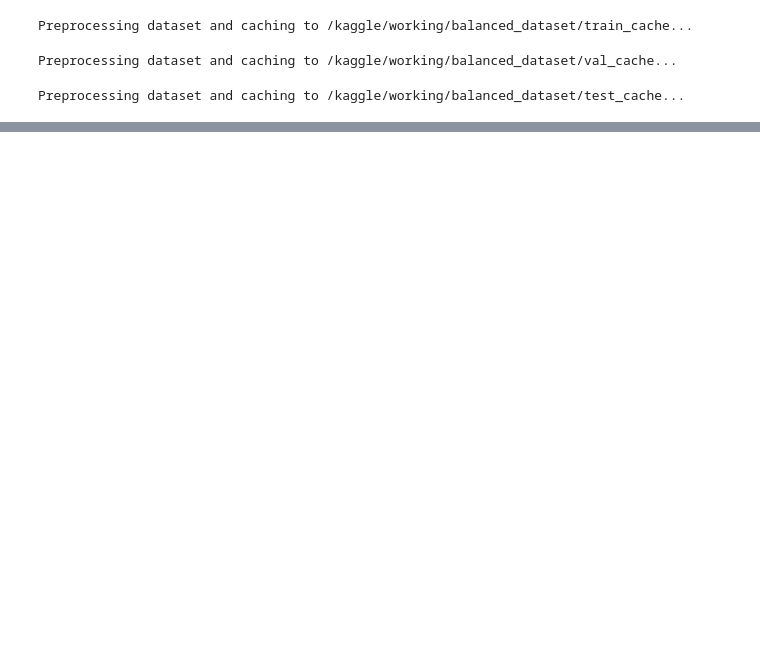
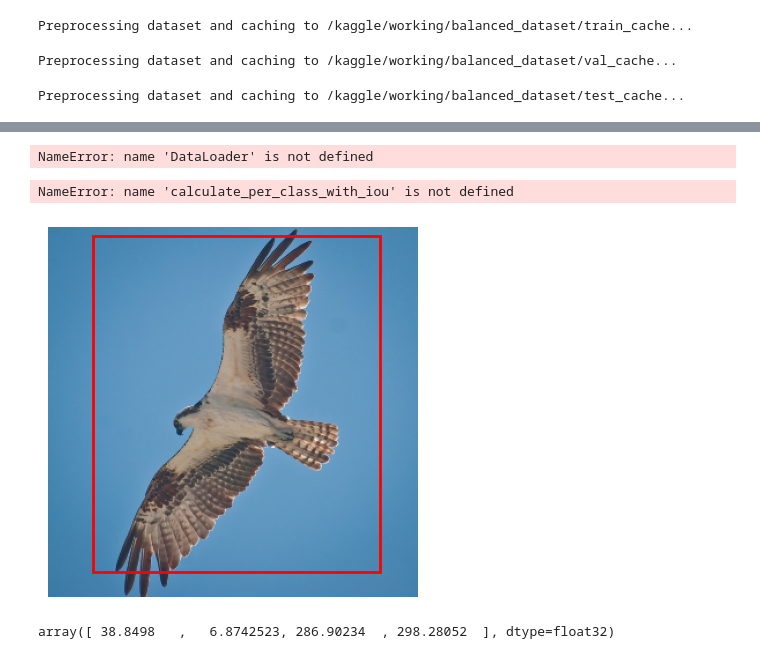
Before and after one commit to sathishkumar67/ADIS_SSDLITE_MOBNET_V3, a Jupyter notebook: testing.ipynb, the cells around one changed output, grey strips where cells are left out. Saved outputs shown, nothing was run; the diff lists cells and outputs as text; code cells hidden in the pictures; blank space fills up the shorter version.

Commit message:
added metrics calculation

```diff
--- a/testing.ipynb
+++ b/testing.ipynb
@@ -161,0 +346,62 @@ metric = MeanAveragePrecision(
+# %%
+
+train_loader = DataLoader(
+    train_dataset,
+    batch_size=128,
+    sampler=train_sampler,
+    num_workers=num_cores,
+    collate_fn=collate_fn,
+    pin_memory=True,
+    persistent_workers=True,
+    prefetch_factor=2,
+    pin_memory_device=PIN_MEMORY_DEVICE)
+
+val_loader = DataLoader(
+    val_dataset,
+    batch_size=128,
+    sampler=val_sampler,
+    num_workers=num_cores,
+    collate_fn=collate_fn,
+    pin_memory=True,
+    persistent_workers=True,
+    prefetch_factor=2,
+    pin_memory_device=PIN_MEMORY_DEVICE)
+
+test_loader = DataLoader(
+    test_dataset,
+    batch_size=128,
+    sampler=test_sampler,
+    num_workers=num_cores,
+    collate_fn=collate_fn,
+    pin_memory=True,
+    persistent_workers=True,
+    prefetch_factor=2,
+    pin_memory_device=PIN_MEMORY_DEVICE)
+# %% [output]
+NameError: name 'DataLoader' is not defined
+# %%
+df_metrics = calculate_per_class_with_iou(model, train_loader, device, classes=CLASSES)
+df_metrics.loc["Average"] = df_metrics.mean()
+print(f"Per-class metrics for train set:\n{df_metrics}")
+# %% [output]
+NameError: name 'calculate_per_class_with_iou' is not defined
+# %%
+import matplotlib.pyplot as plt
+import matplotlib.patches as patches
+plt.imshow(images[2].cpu().permute(1, 2, 0).int().numpy())
+# plot the bounding boxes
+x1, y1, x2, y2 = box
+width = x2 - x1
+height = y2 - y1
+rect = patches.Rectangle((x1, y1), width, height, linewidth=2, edgecolor='r', facecolor='none')
+plt.gca().add_patch(rect)
+# axis off
+plt.axis('off')
+plt.show()
+# %% [output]
+[figure, added]
+# %%
+box = output1["boxes"][0].cpu().numpy()
+box
+# %% [output]
+array([ 38.8498   ,   6.8742523, 286.90234  , 298.28052  ], dtype=float32)
```
Also changed, not shown: parts of 9 cells of this notebook.
